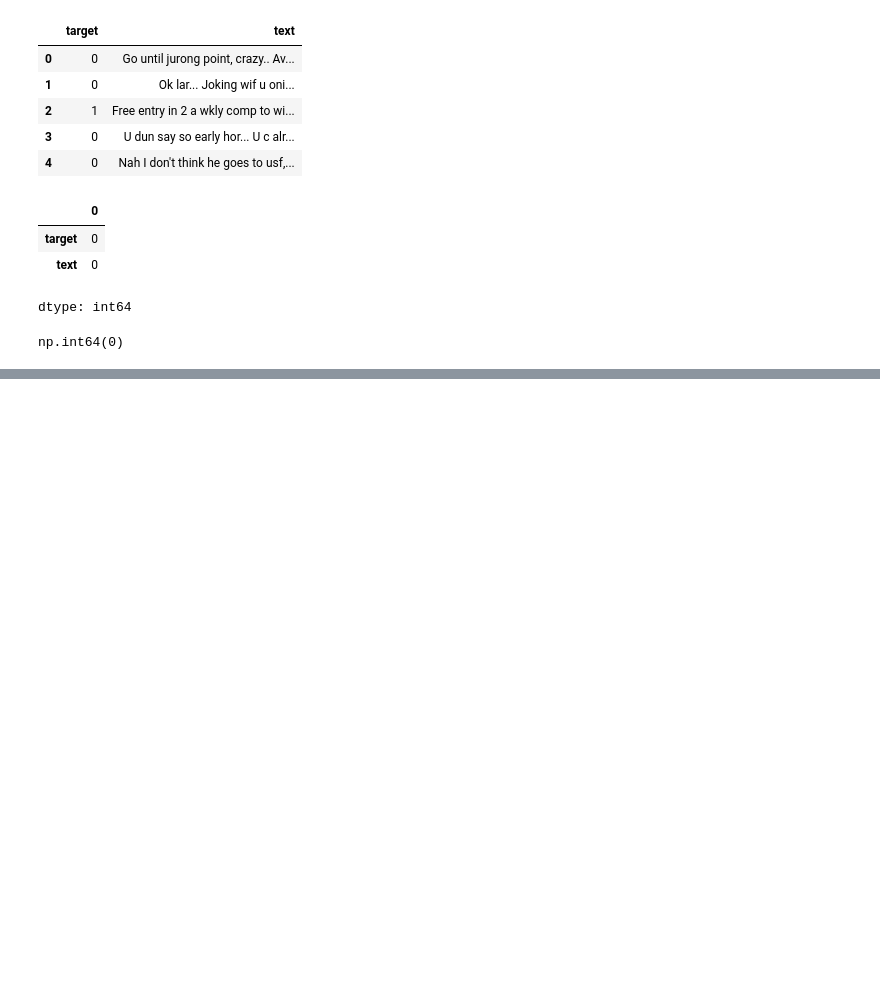
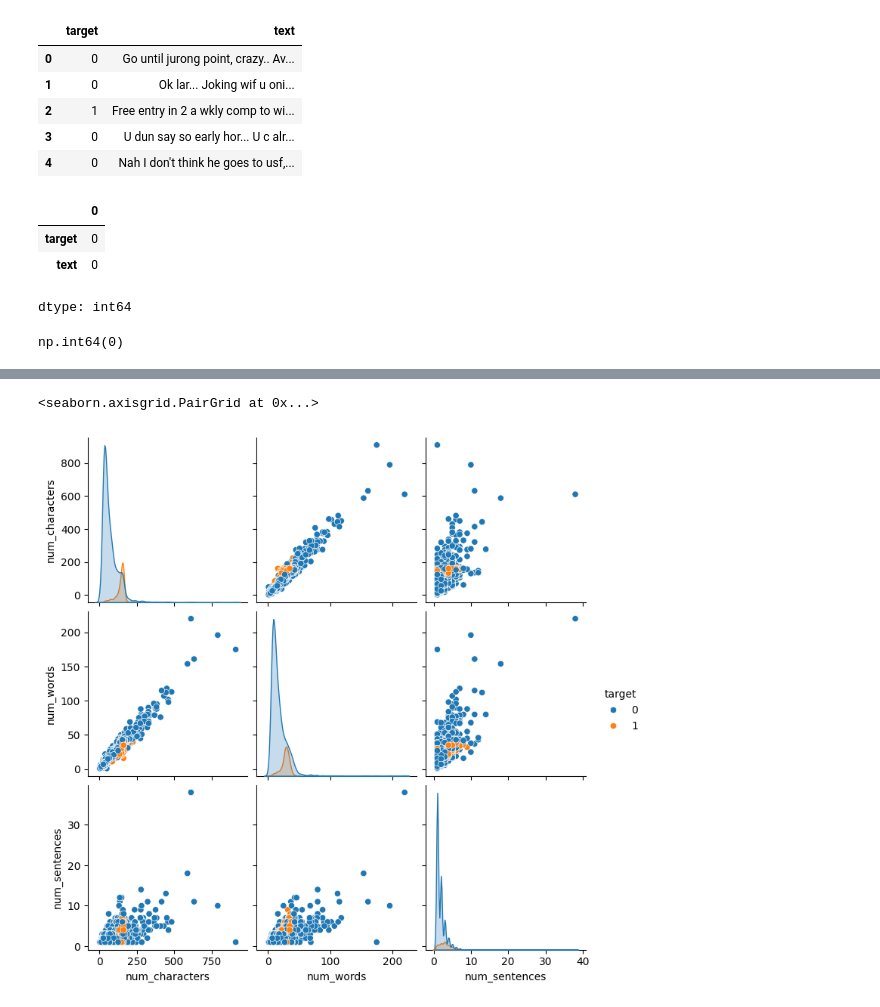
Before and after one commit to rpatel0022/Email-Spam-Classifier, a Jupyter notebook: SMS_Spam_Detection.ipynb, the cells around one changed output, grey strips where cells are left out. Saved outputs shown, nothing was run; the diff lists cells and outputs as text; code cells hidden in the pictures; blank space fills up the shorter version.

```diff
--- a/SMS_Spam_Detection.ipynb
+++ b/SMS_Spam_Detection.ipynb
@@ -156,0 +280,5 @@ np.int64(0)
+# %%
+sns.pairplot(spam_df, hue='target')
+# %% [output]
+<seaborn.axisgrid.PairGrid at 0x...>
+[figure, added]
```
Also changed, not shown: parts of 21 cells of this notebook.
